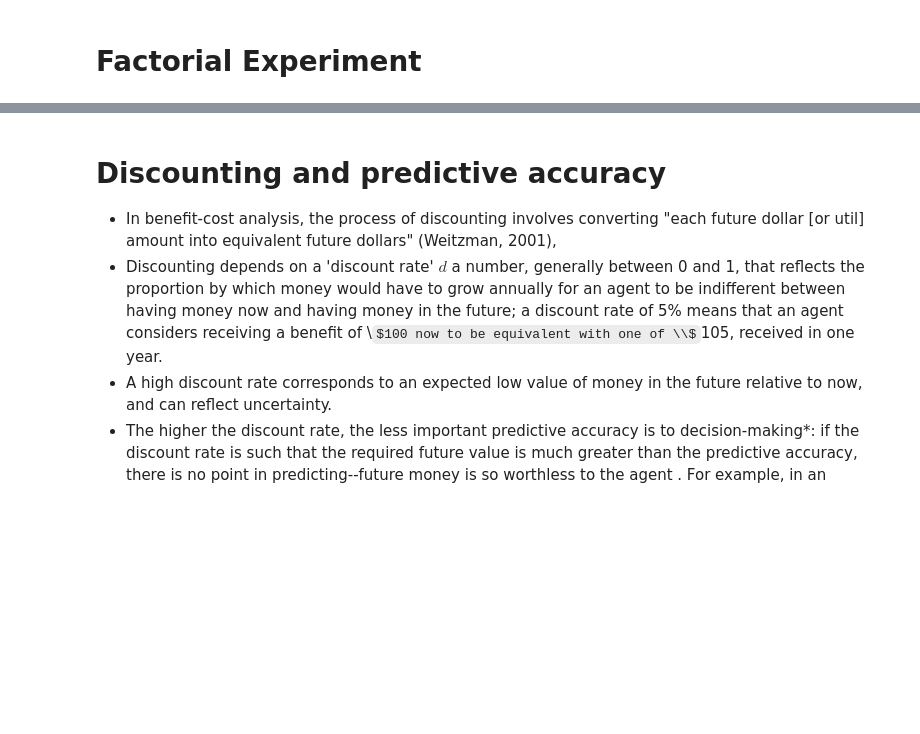
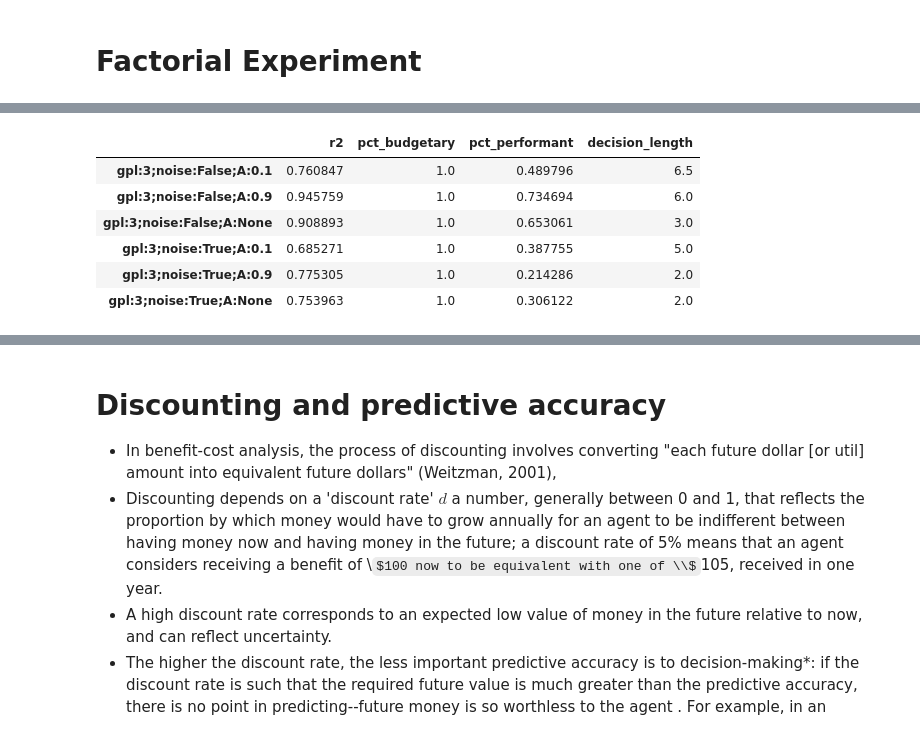
Before and after one commit to amatrhr/cas_570_project, a Jupyter notebook: school_district_and_closure.ipynb, the cells around one changed output, grey strips where cells are left out. Saved outputs shown, nothing was run; the diff lists cells and outputs as text; code cells hidden in the pictures; some formulas as TeX source; blank space fills up the shorter version.

```diff
--- a/school_district_and_closure.ipynb
+++ b/school_district_and_closure.ipynb
@@ -653,6 +675,6 @@ Residual  2376.0  35.602363  0.014984         NaN            NaN
 dtype: float64
 # %%
-na01_test = SingleExperiment(growth_pat_len=4, set_alpha=0.1, noise=True)
+na01_test = SingleExperiment(growth_pat_len=3, set_alpha=0.1, noise=True)
 na01_test.get_result()
 # %% [output]
 Simulation terminated early. Zero schools left.
@@ -679,3 +703,3 @@ ValueError: empty range for randrange() (14, -13, -27)
 # %%
-a09_test = SingleExperiment(growth_pat_len=4, set_alpha=0.9)
+a09_test = SingleExperiment(growth_pat_len=3, set_alpha=0.9)
 a09_test.get_result()
@@ -685,4 +762,12 @@ na09_test.get_result()
 # %%
-{x.name:x.core_res for x in [initial_class_test, noisy_test, a01_test, a09_test, na01_test, na09_test]}
+pd.DataFrame({x.name:x.core_res for x in [initial_class_test, noisy_test, a01_test, a09_test, na01_test, na09_test]}).T.sort_index()
+# %% [output]
+|  | r2 | pct_budgetary | pct_performant | decision_length |
+| gpl:3;noise:False;A:0.1 | 0.760847 | 1.0 | 0.489796 | 6.5 |
+| gpl:3;noise:False;A:0.9 | 0.945759 | 1.0 | 0.734694 | 6.0 |
+| gpl:3;noise:False;A:None | 0.908893 | 1.0 | 0.653061 | 3.0 |
+| gpl:3;noise:True;A:0.1 | 0.685271 | 1.0 | 0.387755 | 5.0 |
+| gpl:3;noise:True;A:0.9 | 0.775305 | 1.0 | 0.214286 | 2.0 |
+| gpl:3;noise:True;A:None | 0.753963 | 1.0 | 0.306122 | 2.0 |
 # %%
 initial_class_test.name
```
Also changed, not shown: parts of 19 cells of this notebook.
